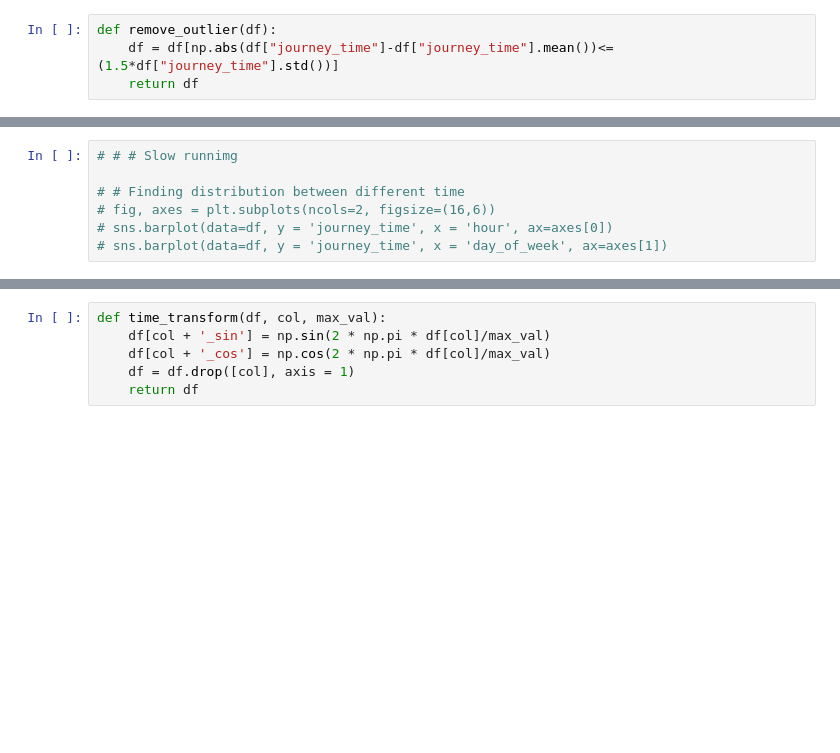
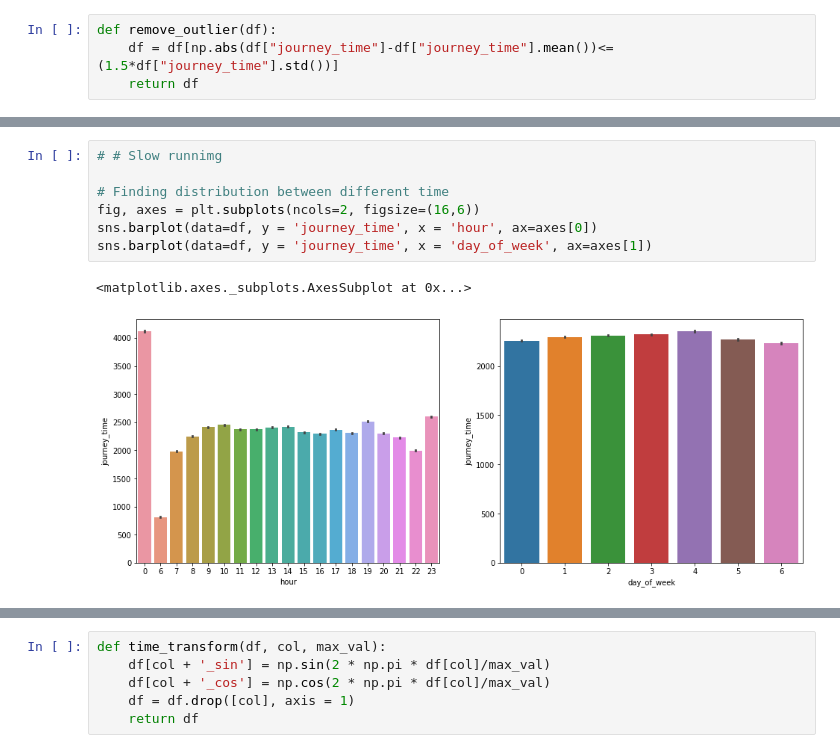
Before and after one commit to RobShanahanUCD/DublinBusProject, a Jupyter notebook: DataAnalytics/Lgbm-model.ipynb, the cells around one changed output, grey strips where cells are left out. Cells and saved outputs as stored; diff of their text form; blank space fills up the shorter version.

```diff
--- a/DataAnalytics/Lgbm-model.ipynb
+++ b/DataAnalytics/Lgbm-model.ipynb
@@ -124,8 +125,11 @@ Shape Of The After Ouliers:  (2461614, 7)
 # %%
-# # # Slow runnimg
+# # Slow runnimg
 
-# # Finding distribution between different time
-# fig, axes = plt.subplots(ncols=2, figsize=(16,6))
-# sns.barplot(data=df, y = 'journey_time', x = 'hour', ax=axes[0])
-# sns.barplot(data=df, y = 'journey_time', x = 'day_of_week', ax=axes[1])
+# Finding distribution between different time
+fig, axes = plt.subplots(ncols=2, figsize=(16,6))
+sns.barplot(data=df, y = 'journey_time', x = 'hour', ax=axes[0])
+sns.barplot(data=df, y = 'journey_time', x = 'day_of_week', ax=axes[1])
+# %% [output]
+<matplotlib.axes._subplots.AxesSubplot at 0x...>
+[figure, added]
 # %%
```
Also changed, not shown: parts of 21 cells of this notebook, 3 other files.
